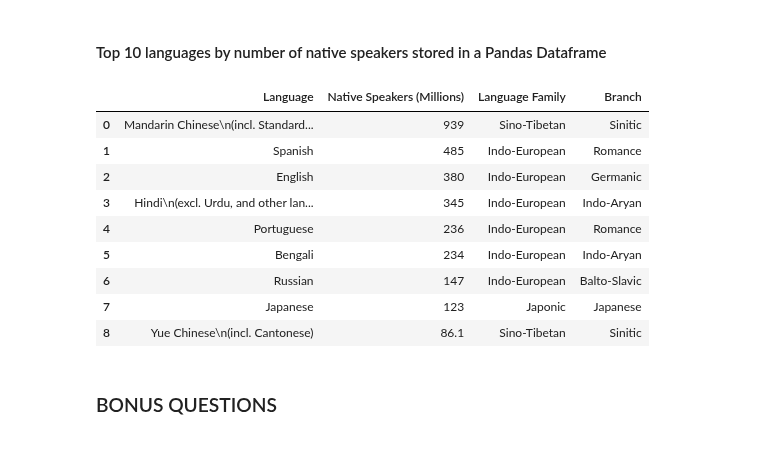
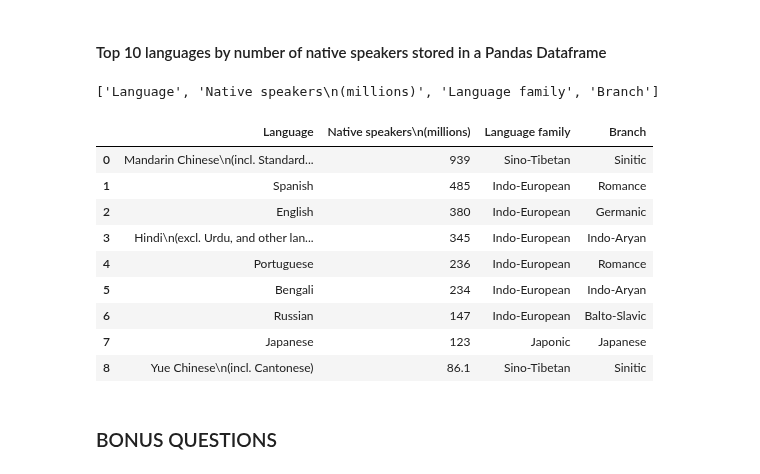
Before and after one commit to Ironhack-Data-Madrid-Octubre-2023/4.3-lab_web_scraping_selenium, a Jupyter notebook: your-code/main.ipynb, the cells around one changed output. Saved outputs shown, nothing was run; the diff lists cells and outputs as text; code cells hidden in the pictures.

```diff
--- a/your-code/main.ipynb
+++ b/your-code/main.ipynb
@@ -279,13 +302,6 @@ for row in rows:
 # %%
-clean_body=[]
-for d in data[:20]:
-    clean_data=[]
-    for e in d[:-1]:
-        if e !='':
-            clean_data.append(e)
+columns=['','Citizen Response', '','Date & Time (UTC)','Lat.Degrees','Lon.Degrees','Depth km','','Mag.[+]','Region']
+df = pd.DataFrame(data, columns=columns)
 
-    clean_body.append(clean_data)
-
-columns=['Date & Time (UTC)','Lat.Degrees','Lon.Degrees','Depth km','Mag.[+]','Region']
-pd.DataFrame(clean_body, columns=columns)
+df[:20]
 # %% [output]
@@ -311,6 +327,8 @@ pd.DataFrame(clean_body, columns=columns)
 # %% [markdown]
 You will need to include a ***try/except block*** for account names not found.
 <br>***Hint:*** the program should count the number of tweets for any provided account
+# %%
+driver = webdriver.Chrome()
 # %%
 # This is the url you will scrape in this exercise
 # You will need to add the account credentials to this url
@@ -407,3 +460,5 @@ urllangs = 'https://en.wikipedia.org/wiki/List_of_languages_by_number_of_native_
+# %%
+driver = webdriver.Chrome()
 # %%
 driver.get(urllangs)
 # %%
@@ -417,11 +472,17 @@ for row in rows:
         raw_data.append(col.text)
 
     data.append(raw_data)
+# %%
+columns = driver.find_element(By.XPATH, '//*[@id="mw-content-text"]/div[1]/table[1]').find_element(By.TAG_NAME, 'thead').find_elements(By.TAG_NAME, 'th')
+columns = [e.text for e in columns]
+columns
+# %% [output]
+['Language', 'Native speakers\n(millions)', 'Language family', 'Branch']
 # %%
-columns = ['Language','Native Speakers (Millions)','Language Family','Branch',]
+
 pd.DataFrame(data[1:10],columns=columns)
 # %% [output]
-|  | Language | Native Speakers (Millions) | Language Family | Branch |
+|  | Language | Native speakers\n(millions) | Language family | Branch |
 | 0 | Mandarin Chinese\n(incl. Standard... | 939 | Sino-Tibetan | Sinitic |
 | 1 | Spanish | 485 | Indo-European | Romance |
 | 2 | English | 380 | Indo-European | Germanic |
```
Also changed, not shown: parts of 31 cells of this notebook.
